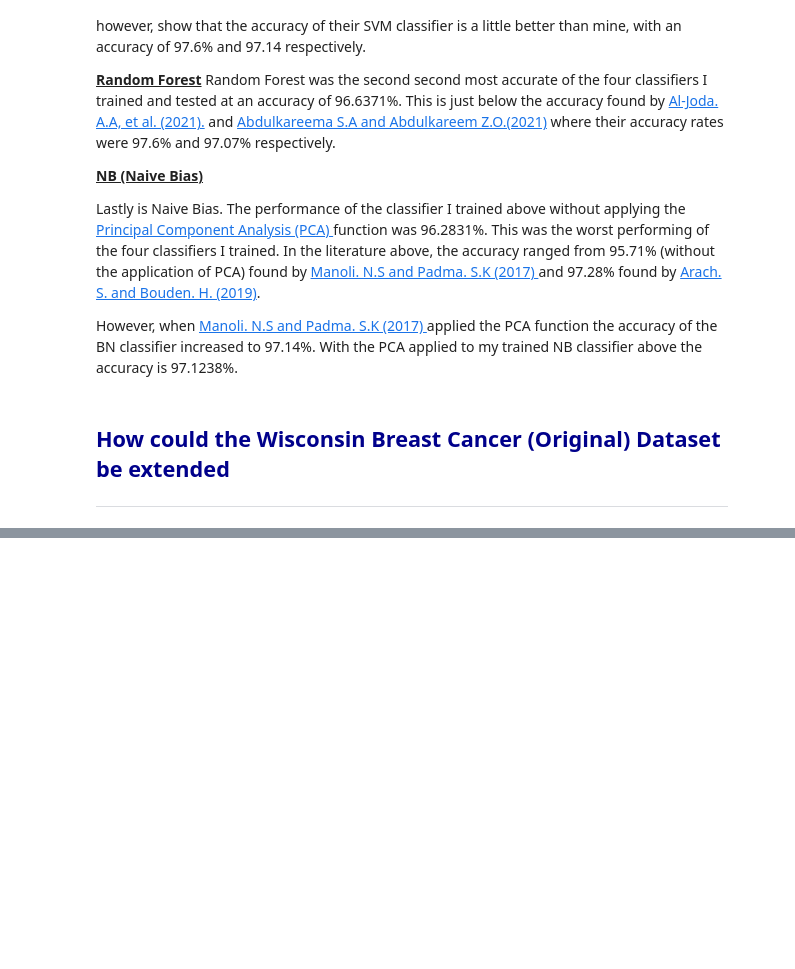
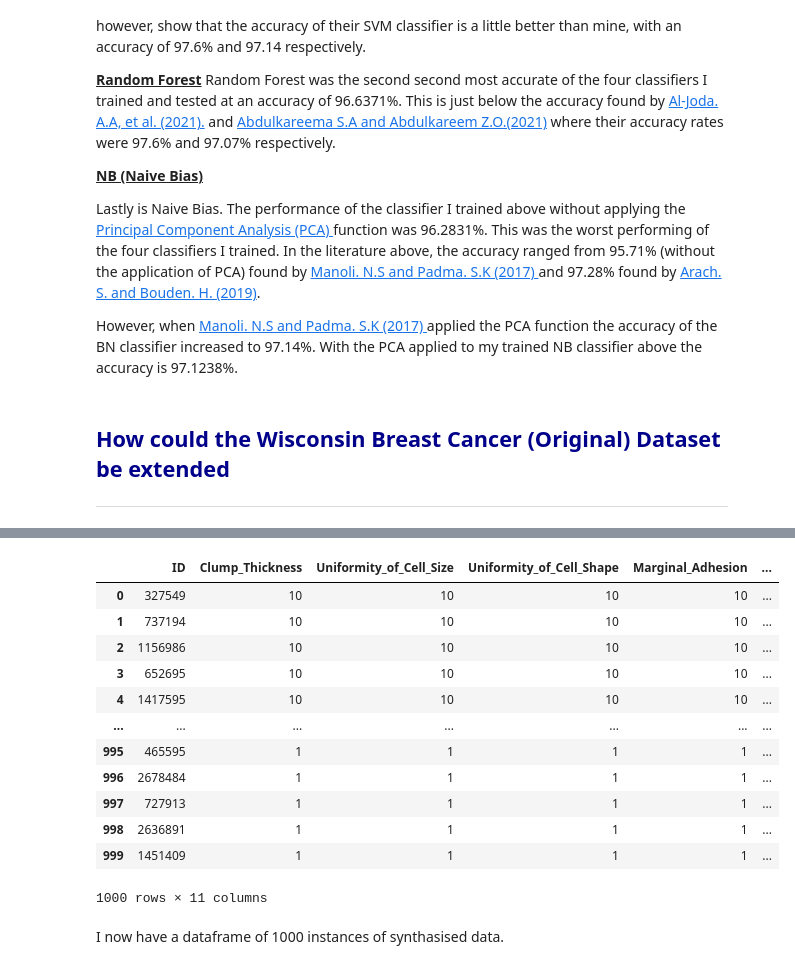
Before and after one commit to OCorry/PfDA-2022-Project-2, a Jupyter notebook: PfDA-2022-Project-2.ipynb, the cells around one changed output, grey strips where cells are left out. Cells and saved outputs as stored; diff of their text form; code cells hidden in the pictures; blank space fills up the shorter version.

```diff
--- a/PfDA-2022-Project-2.ipynb
+++ b/PfDA-2022-Project-2.ipynb
@@ -996,3 +1089,21 @@ The GAN is a form of Data synthesis with two components; a generator and a Discr
+# %%
+synthDf.reset_index(drop=True)
+# %% [output]
+|  | ID | Clump_Thickness | Uniformity_of_Cell_Size | Uniformity_of_Cell_Shape | Marginal_Adhesion | ... |
+| 0 | 327549 | 10 | 10 | 10 | 10 | ... |
+| 1 | 737194 | 10 | 10 | 10 | 10 | ... |
+| 2 | 1156986 | 10 | 10 | 10 | 10 | ... |
+| 3 | 652695 | 10 | 10 | 10 | 10 | ... |
+| 4 | 1417595 | 10 | 10 | 10 | 10 | ... |
+| ... | ... | ... | ... | ... | ... | ... |
+| 995 | 465595 | 1 | 1 | 1 | 1 | ... |
+| 996 | 2678484 | 1 | 1 | 1 | 1 | ... |
+| 997 | 727913 | 1 | 1 | 1 | 1 | ... |
+| 998 | 2636891 | 1 | 1 | 1 | 1 | ... |
+| 999 | 1451409 | 1 | 1 | 1 | 1 | ... |
+1000 rows × 11 columns
+# %% [markdown]
+I now have a dataframe of 1000 instances of synthasised data.
 # %% [markdown]
 ## <font color=darkblue>References</font>
 ***
```
Also changed, not shown: parts of 32 cells of this notebook.
